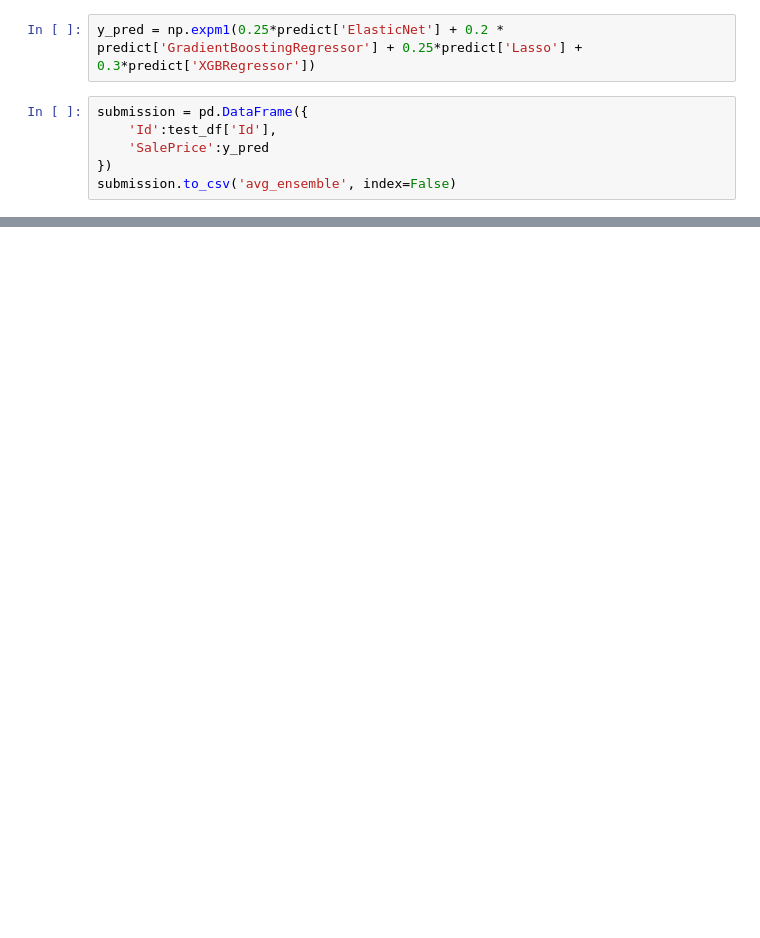
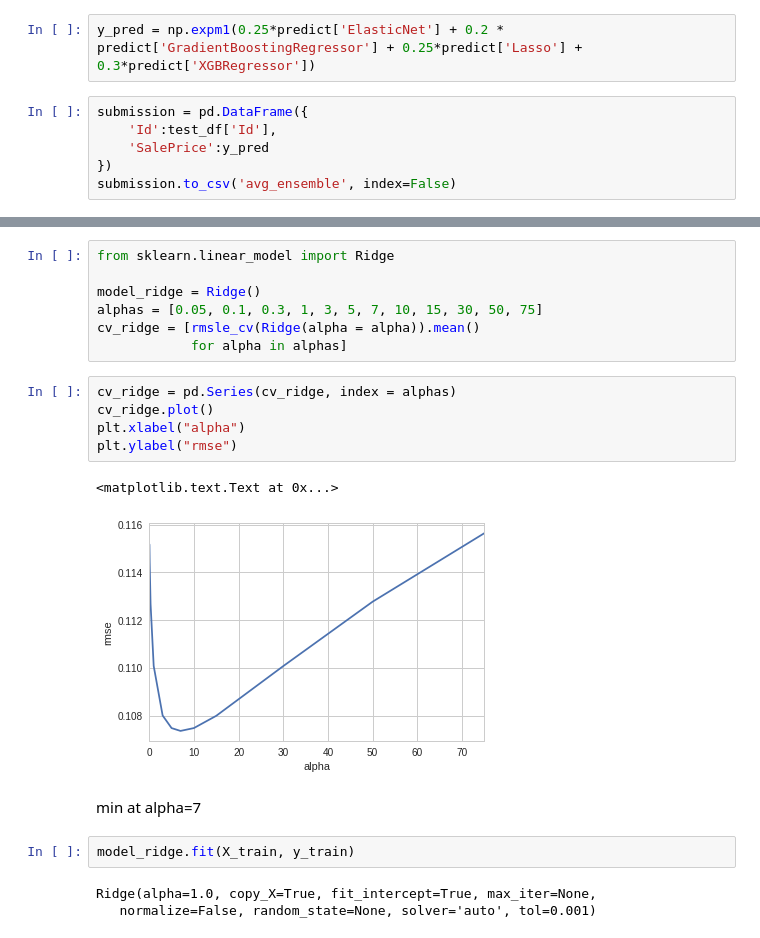
Before and after one commit to yhc1/House_Price, a Jupyter notebook: House_Price_Prediction.ipynb, the cells around one changed output, grey strips where cells are left out. Saved outputs shown, nothing was run; the diff lists cells and outputs as text; blank space fills up the shorter version.

```diff
--- a/House_Price_Prediction.ipynb
+++ b/House_Price_Prediction.ipynb
@@ -397,0 +403,22 @@ submission.to_csv('avg_ensemble', index=False)
+# %%
+from sklearn.linear_model import Ridge
+
+model_ridge = Ridge()
+alphas = [0.05, 0.1, 0.3, 1, 3, 5, 7, 10, 15, 30, 50, 75]
+cv_ridge = [rmsle_cv(Ridge(alpha = alpha)).mean()
+            for alpha in alphas]
+# %%
+cv_ridge = pd.Series(cv_ridge, index = alphas)
+cv_ridge.plot()
+plt.xlabel("alpha")
+plt.ylabel("rmse")
+# %% [output]
+<matplotlib.text.Text at 0x...>
+[figure, added]
+# %% [markdown]
+min at alpha=7
+# %%
+model_ridge.fit(X_train, y_train)
+# %% [output]
+Ridge(alpha=1.0, copy_X=True, fit_intercept=True, max_iter=None,
+   normalize=False, random_state=None, solver='auto', tol=0.001)
```
Also changed, not shown: parts of 11 cells of this notebook.
